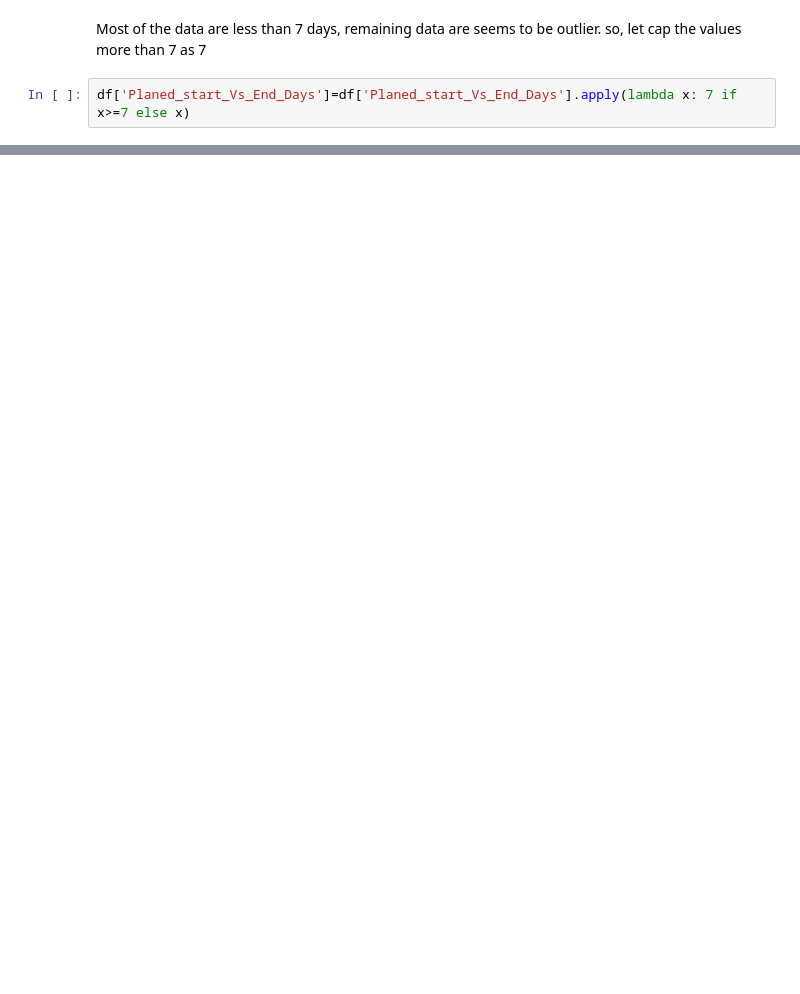
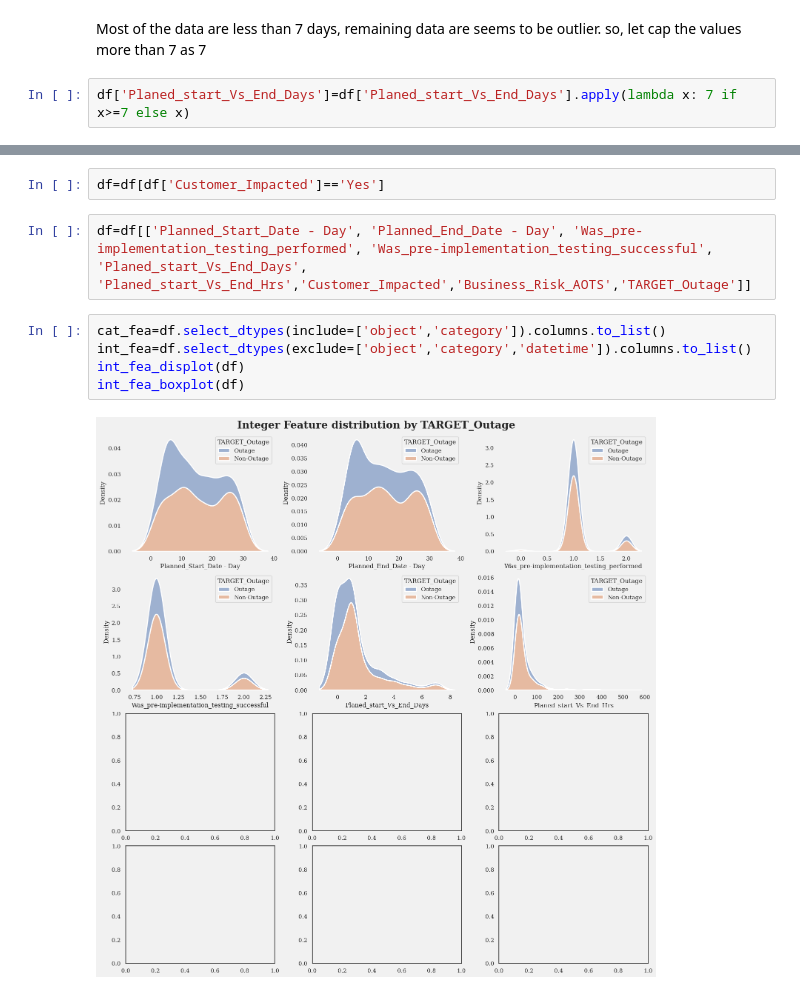
Before and after one commit to gcmadhan/Benfordslaw, a Jupyter notebook: Untitled-1.ipynb, the cells around one changed output, grey strips where cells are left out. Cells and saved outputs as stored; diff of their text form; blank space fills up the shorter version.

```diff
--- a/Untitled-1.ipynb
+++ b/Untitled-1.ipynb
@@ -439,0 +442,11 @@ plt.xticks(rotation=90)
+# %%
+df=df[df['Customer_Impacted']=='Yes']
+# %%
+df=df[['Planned_Start_Date - Day', 'Planned_End_Date - Day', 'Was_pre-implementation_testing_performed', 'Was_pre-implementation_testing_successful', 'Planed_start_Vs_End_Days', 'Planed_start_Vs_End_Hrs','Customer_Impacted','Business_Risk_AOTS','TARGET_Outage']]
+# %%
+cat_fea=df.select_dtypes(include=['object','category']).columns.to_list()
+int_fea=df.select_dtypes(exclude=['object','category','datetime']).columns.to_list()
+int_fea_displot(df)
+int_fea_boxplot(df)
+# %% [output]
+[figure, added]
```
Also changed, not shown: parts of 32 cells of this notebook.
